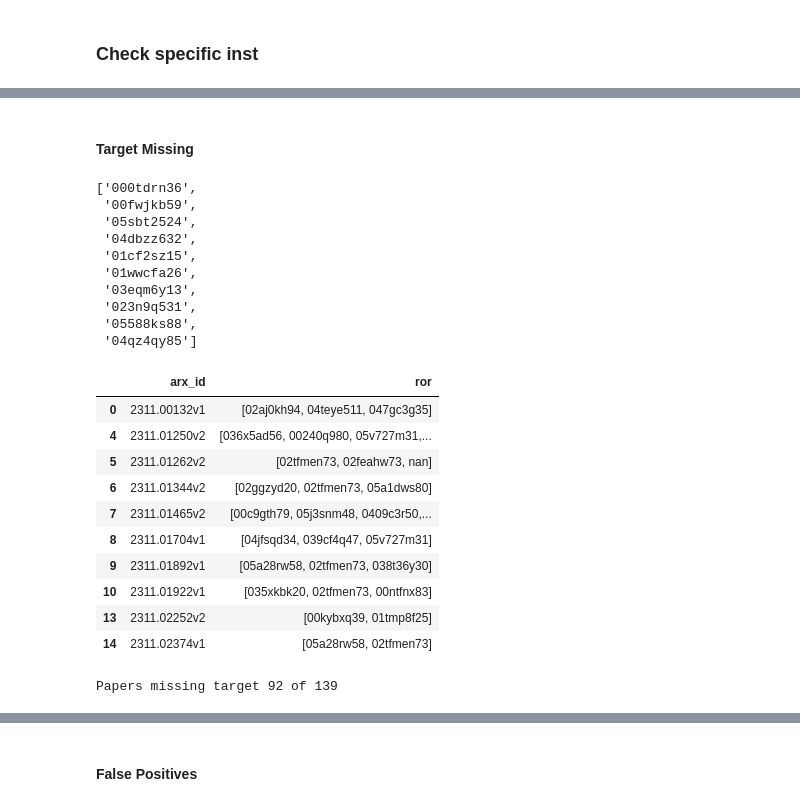
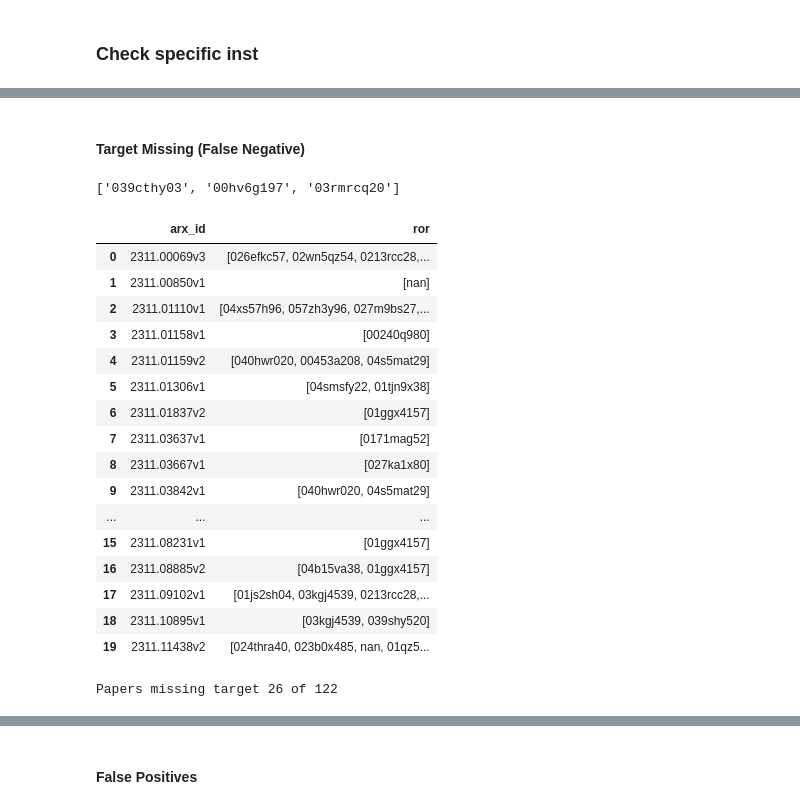
Before and after one commit to arXiv/metadata-vertexai, a Jupyter notebook: ccameron_evaluate.ipynb, the cells around one changed output, grey strips where cells are left out. Cells and saved outputs as stored; diff of their text form; code cells hidden in the pictures.

```diff
--- a/ccameron_evaluate.ipynb
+++ b/ccameron_evaluate.ipynb
@@ -331,7 +325,7 @@ ror_wd_map.get('https://ror.org/02aj0kh94')
 'https://ror.org/01qrts582'
 'https://ror.org/02rx3b187'
 # %%
-vip_df = pd.read_csv("gs://institutional-extract-scratch/reference/dashboard_institutions2024_2025-05-01.csv", dtype=str)
+
 vip_df = vip_df[vip_df['is_consortium']=='0']
 # remap inactive/withdrawn to successors
 vip_df['ror_id'] = vip_df['ror_id'].replace(ror_wd_map)
@@ -369,7 +363,12 @@ ror_map_df = pd.merge(
 ror_map_df['ror_id'] = ror_map_df['ror_id'].fillna(ror_map_df['ROR ID'])
 ror_map_df.drop(columns=['ROR ID'], inplace=True)
 ror_map_df = ror_map_df.reset_index()
-ror_map_df = ror_map_df.dropna(subset=['Primary Org Id', 'Primary Org Name', 'ror_id']).drop_duplicates()
+ror_map_df = ror_map_df.dropna(
+    subset=[
+        'Primary Org Id', 'Primary Org Name',
+        'Country Name', 'ror_id'
+    ]
+).drop_duplicates()
 ror_map_df['ror'] = ror_map_df['ror_id'].apply(lambda x: pd.NA if pd.isna(x) else x.rsplit('/')[-1])
 rors_in_map = set(ror_map_df['ror'].unique())
 ror_map_df.shape
@@ -409,7 +410,7 @@ ror_id              0
 ror                 0
 dtype: int64
 # %%
-scopus_df = pd.read_csv("gs://institutional-extract-scratch/training/2311_scopus_17416.csv.zip", dtype=str)
+
 scopus_all = set(scopus_df["ArXiv Id"].unique())
 scopus_positive = scopus_df[scopus_df['Primary Org Id'] == 60027550]["ArXiv Id"].unique()
 
@@ -645,5 +628,5 @@ Name: 60007776, dtype: object
 # %%
-ror = "05bnh6r87"
+ror = "03rmrcq20"
 sub_ids = get_children_for_ror(ror)
 sub_ids.append(ror)
 print(sub_ids)
@@ -720,32 +713,29 @@ Name: count, dtype: int64
 # %% [markdown]
-#### Target Missing
+#### Target Missing (False Negative)
 # %%
 paper_grps = res_df[res_df['paper_id'].isin(scopus_ids)].groupby(['arx_id'])['ror'].unique().reset_index()
 sub_ids[:10]
-error_df = paper_grps[paper_grps['ror'].apply(lambda x: all(i not in sub_ids for i in x))]
-error_df.head(10)
+error_df = paper_grps[paper_grps['ror'].apply(lambda x: all(i not in sub_ids for i in x))].reset_index(drop=True)
+error_df.head(20)
 check_ids = error_df['arx_id'].unique().tolist()
 print(f"Papers missing target {len(check_ids)} of {len(scopus_arx_ids)}")
 # %% [output]
-['000tdrn36',
- '00fwjkb59',
- '05sbt2524',
- '04dbzz632',
- '01cf2sz15',
- '01wwcfa26',
- '03eqm6y13',
- '023n9q531',
- '05588ks88',
- '04qz4qy85']
+['039cthy03', '00hv6g197', '03rmrcq20']
 |  | arx_id | ror |
-| 0 | 2311.00132v1 | [02aj0kh94, 04teye511, 047gc3g35] |
-| 4 | 2311.01250v2 | [036x5ad56, 00240q980, 05v727m31,... |
-| 5 | 2311.01262v2 | [02tfmen73, 02feahw73, nan] |
-| 6 | 2311.01344v2 | [02ggzyd20, 02tfmen73, 05a1dws80] |
-| 7 | 2311.01465v2 | [00c9gth79, 05j3snm48, 0409c3r50,... |
-| 8 | 2311.01704v1 | [04jfsqd34, 039cf4q47, 05v727m31] |
-| 9 | 2311.01892v1 | [05a28rw58, 02tfmen73, 038t36y30] |
-| 10 | 2311.01922v1 | [035xkbk20, 02tfmen73, 00ntfnx83] |
-| 13 | 2311.02252v2 | [00kybxq39, 01tmp8f25] |
-| 14 | 2311.02374v1 | [05a28rw58, 02tfmen73] |
+| 0 | 2311.00069v3 | [026efkc57, 02wn5qz54, 0213rcc28,... |
+| 1 | 2311.00850v1 | [nan] |
+| 2 | 2311.01110v1 | [04xs57h96, 057zh3y96, 027m9bs27,... |
+| 3 | 2311.01158v1 | [00240q980] |
+| 4 | 2311.01159v2 | [040hwr020, 00453a208, 04s5mat29] |
+| 5 | 2311.01306v1 | [04smsfy22, 01tjn9x38] |
+| 6 | 2311.01837v2 | [01ggx4157] |
+| 7 | 2311.03637v1 | [0171mag52] |
+| 8 | 2311.03667v1 | [027ka1x80] |
+| 9 | 2311.03842v1 | [040hwr020, 04s5mat29] |
+| ... | ... | ... |
+| 15 | 2311.08231v1 | [01ggx4157] |
+| 16 | 2311.08885v2 | [04b15va38, 01ggx4157] |
+| 17 | 2311.09102v1 | [01js2sh04, 03kgj4539, 0213rcc28,... |
+| 18 | 2311.10895v1 | [03kgj4539, 039shy520] |
+| 19 | 2311.11438v2 | [024thra40, 023b0x485, nan, 01qz5... |
-Papers missing target 92 of 139
+Papers missing target 26 of 122
```
Also changed, not shown: parts of 30 cells of this notebook, 3 other files.
